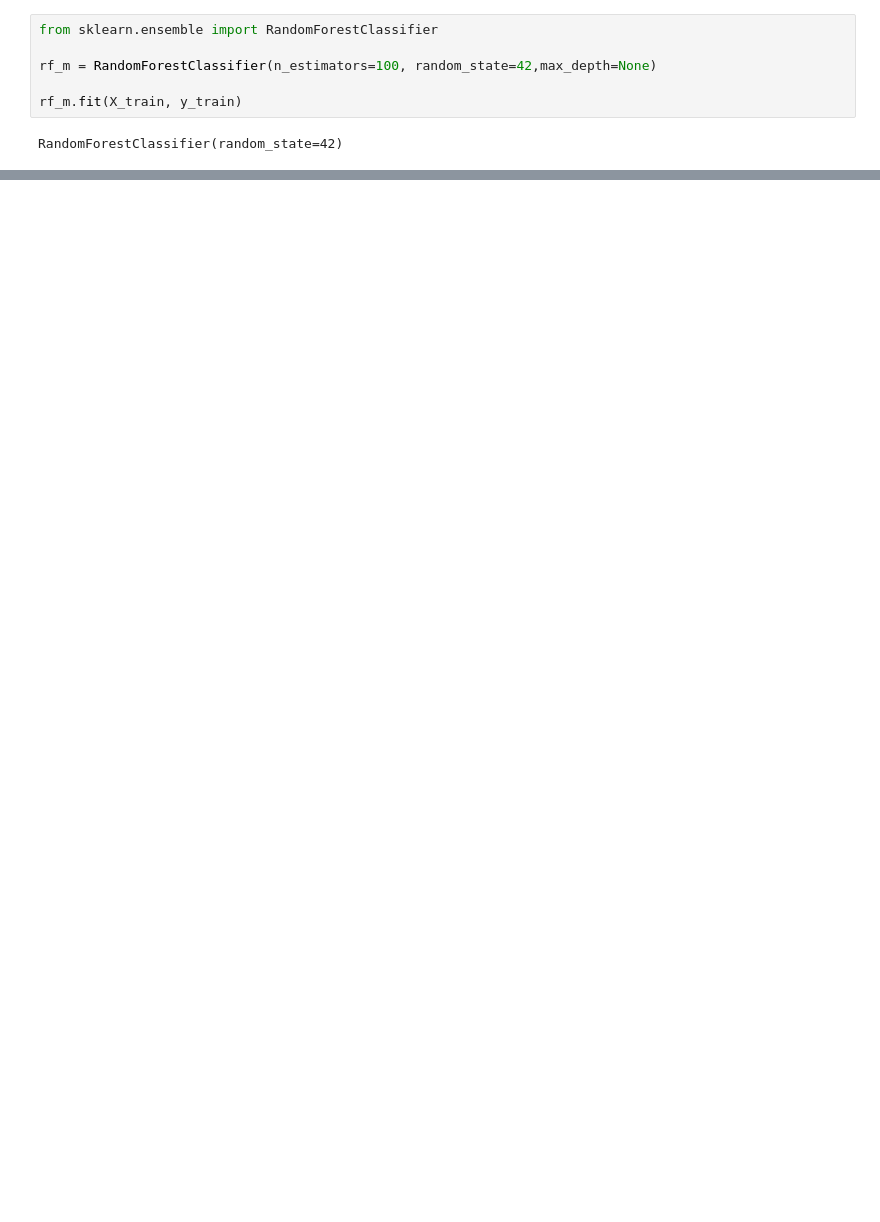
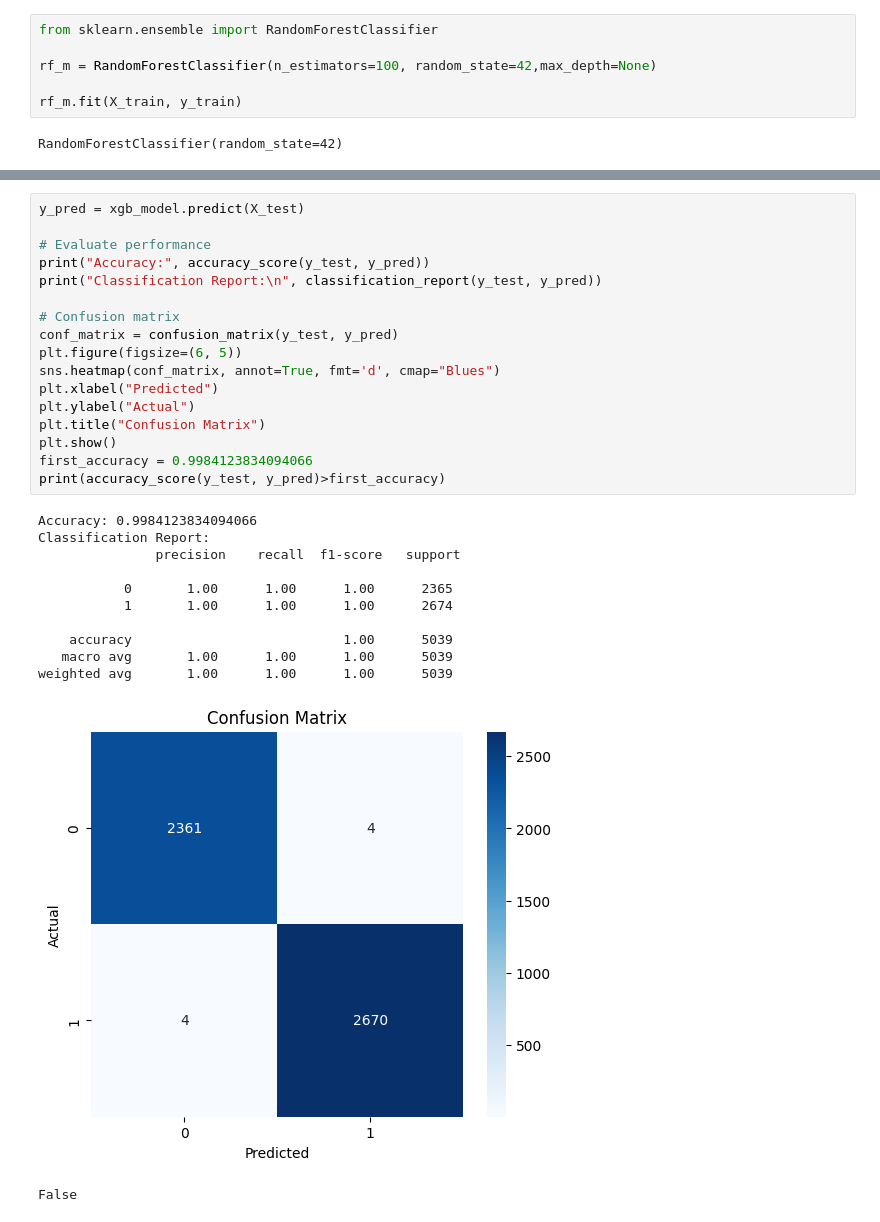
Before and after one commit to cstepgit/Intrusion-classifier, a Jupyter notebook: Intrusion Classifier.ipynb, the cells around one changed output, grey strips where cells are left out. Saved outputs shown, nothing was run; the diff lists cells and outputs as text; blank space fills up the shorter version.

```diff
--- a/Intrusion Classifier.ipynb
+++ b/Intrusion Classifier.ipynb
@@ -131,0 +231,30 @@ is_host_login: 0.0000
+# %%
+y_pred = xgb_model.predict(X_test)
+
+# Evaluate performance
+print("Accuracy:", accuracy_score(y_test, y_pred))
+print("Classification Report:\n", classification_report(y_test, y_pred))
+
+# Confusion matrix
+conf_matrix = confusion_matrix(y_test, y_pred)
+plt.figure(figsize=(6, 5))
+sns.heatmap(conf_matrix, annot=True, fmt='d', cmap="Blues")
+plt.xlabel("Predicted")
+plt.ylabel("Actual")
+plt.title("Confusion Matrix")
+plt.show()
+first_accuracy = 0.9984123834094066
+print(accuracy_score(y_test, y_pred)>first_accuracy)
+# %% [output]
+Accuracy: 0.9984123834094066
+Classification Report:
+               precision    recall  f1-score   support
+
+           0       1.00      1.00      1.00      2365
+           1       1.00      1.00      1.00      2674
+
+    accuracy                           1.00      5039
+   macro avg       1.00      1.00      1.00      5039
+weighted avg       1.00      1.00      1.00      5039
+[figure, added]
+False
```
Also changed, not shown: parts of 19 cells of this notebook.
